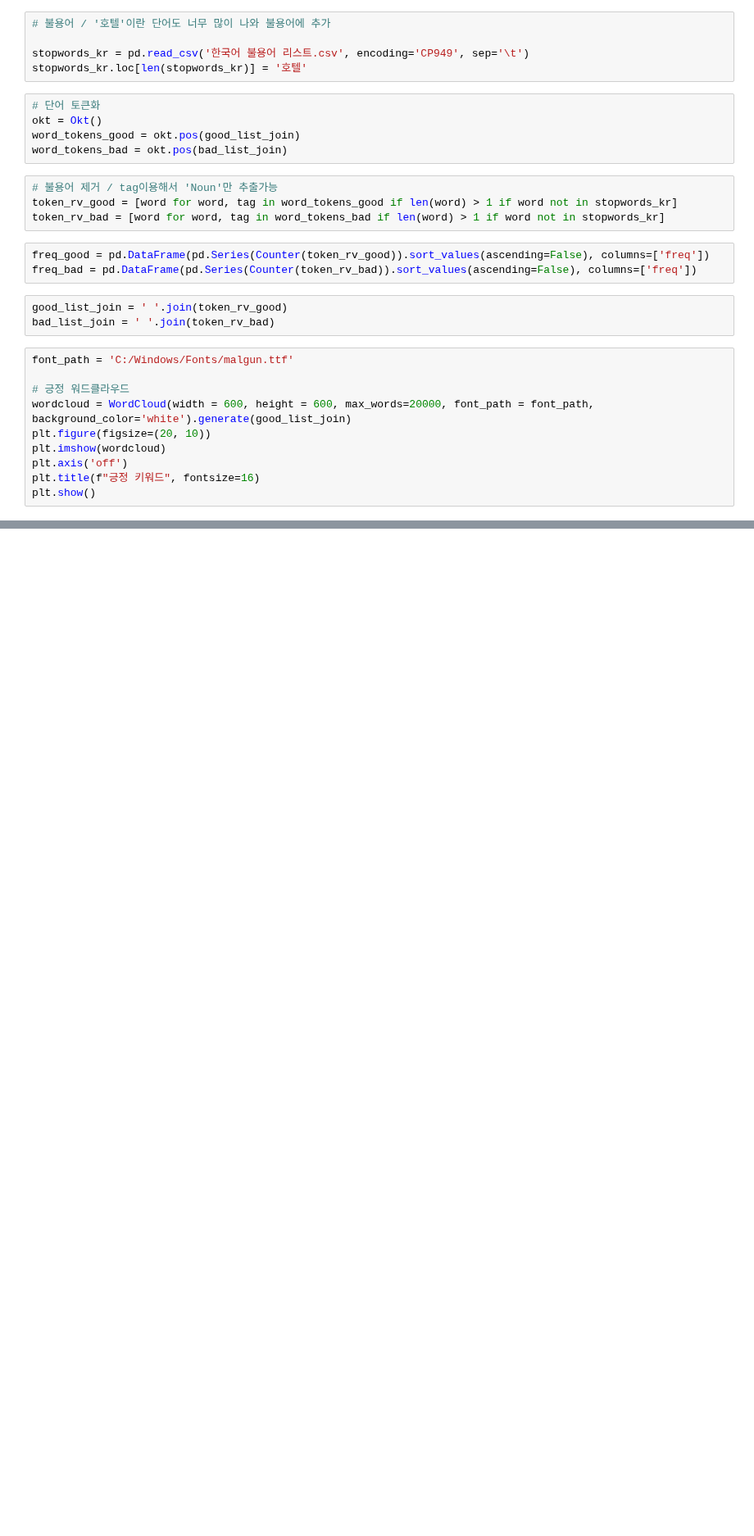
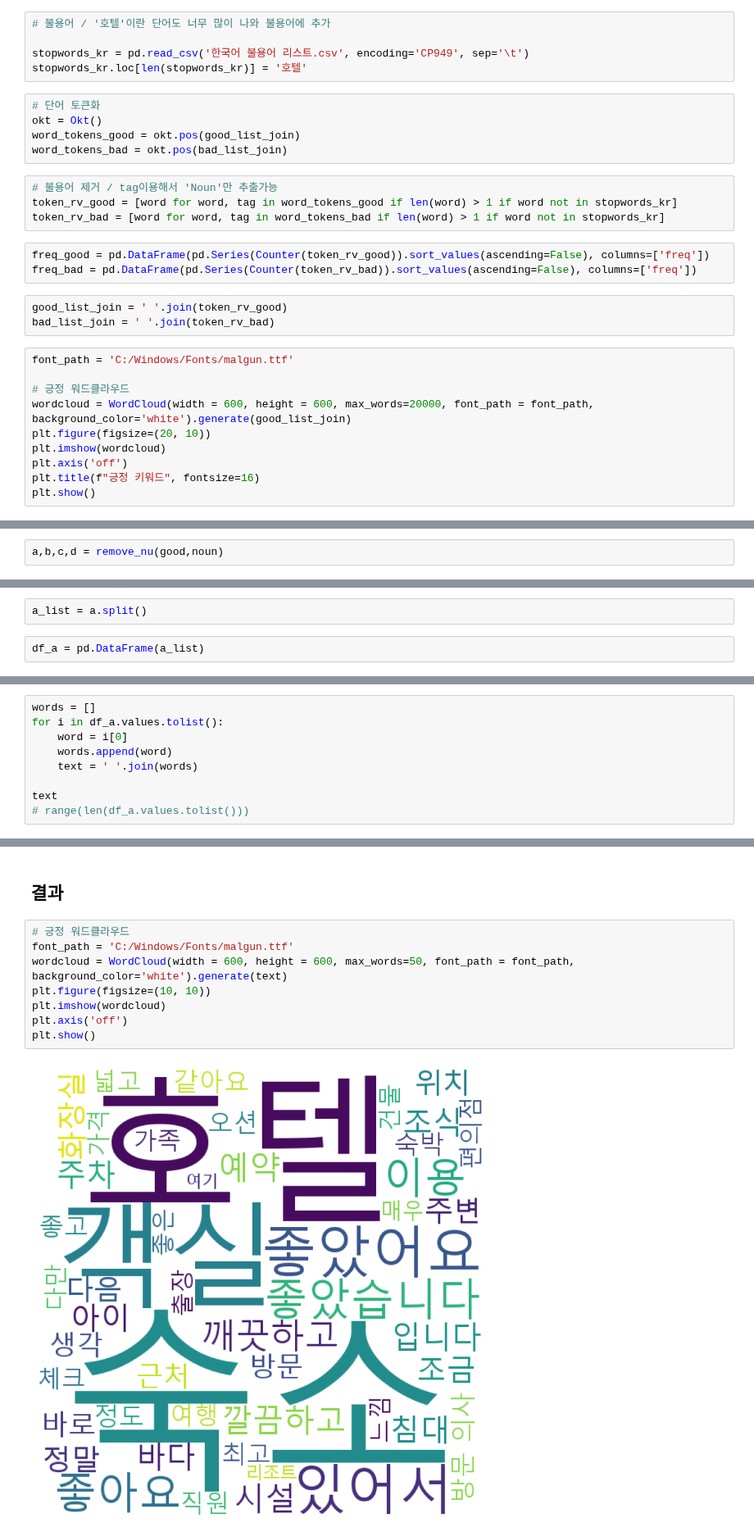
Before and after one commit to rlfgus0821/-HTML-, a Jupyter notebook: 09_middle project/text preprocessing.ipynb, the cells around one changed output, grey strips where cells are left out. Shown at 82% size. Saved outputs shown, nothing was run; the diff lists cells and outputs as text; blank space fills up the shorter version.

```diff
--- a/09_middle project/text preprocessing.ipynb
+++ b/09_middle project/text preprocessing.ipynb
@@ -305,0 +377,2 @@ gg_ic.to_csv('df_gg_ic.csv')
+# %%
+a,b,c,d = remove_nu(good,noun)
@@ -305,0 +434,4 @@ gg_ic.to_csv('df_gg_ic.csv')
+# %%
+a_list = a.split()
+# %%
+df_a = pd.DataFrame(a_list)
@@ -305,0 +460,9 @@ gg_ic.to_csv('df_gg_ic.csv')
+# %%
+words = []
+for i in df_a.values.tolist():
+    word = i[0]
+    words.append(word)
+    text = ' '.join(words)
+
+text
+# range(len(df_a.values.tolist()))
@@ -305,0 +537,12 @@ gg_ic.to_csv('df_gg_ic.csv')
+# %% [markdown]
+## 결과
+# %%
+# 긍정 워드클라우드
+font_path = 'C:/Windows/Fonts/malgun.ttf'
+wordcloud = WordCloud(width = 600, height = 600, max_words=50, font_path = font_path, background_color='white').generate(text)
+plt.figure(figsize=(10, 10))
+plt.imshow(wordcloud)
+plt.axis('off')
+plt.show()
+# %% [output]
+[figure, added]
```
Also changed, not shown: parts of 62 cells of this notebook, 4 other files.
